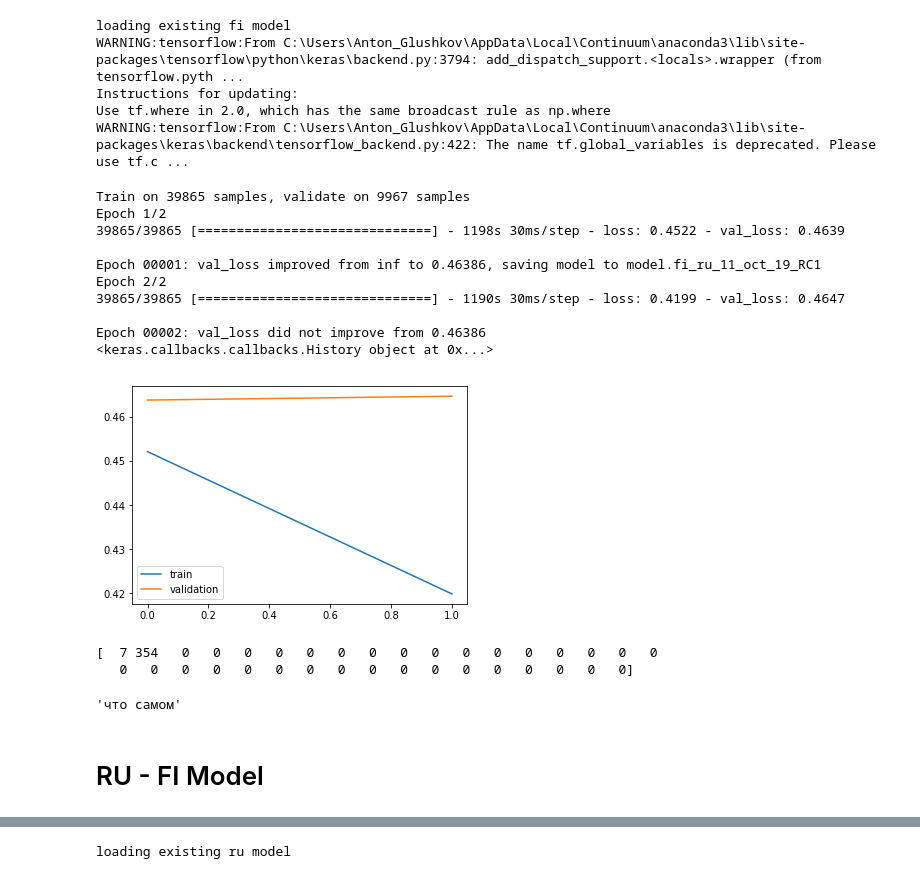
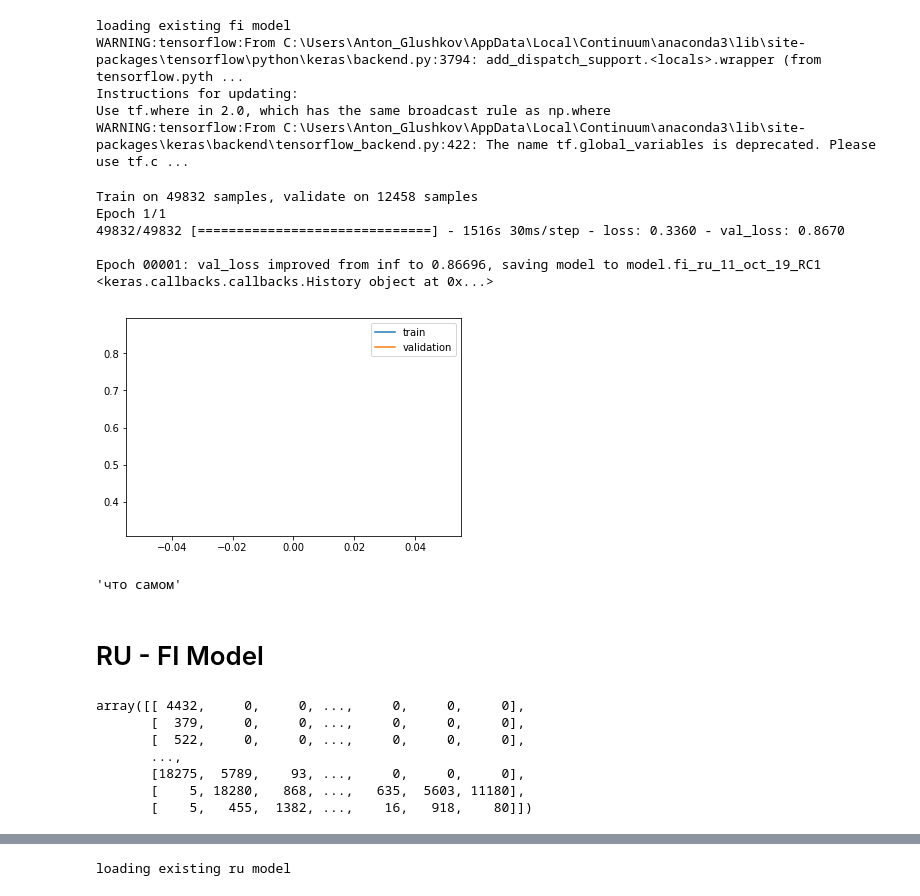
Before and after one commit to 7dev7/finnish_seq2seq, a Jupyter notebook: Translation.ipynb, the cells around one changed output, grey strips where cells are left out. Drawn from its saved outputs; the diff is of its cells as text; code cells hidden in the pictures.

```diff
--- a/Translation.ipynb
+++ b/Translation.ipynb
@@ -28,7 +28,7 @@ True
 NEED_TRAIN = True
 NEED_TRAIN_RU = True
 DATASET_FILENAME = 'result.txt'
-EPOCHS = 2
+EPOCHS = 1
 FILENAME = "model.fi_ru_11_oct_19_RC1"
 FILENAME_RU = "model.ru_fi_28_oct"
 # %% [markdown]
@@ -211,0 +158,3 @@ print(testY[0])
+# %%
+x = encode_sequences(fi_tokenizer, fi_length, processed_fi_ru[:, 0])
+x
@@ -211,0 +169,3 @@ print(testY[0])
+# %%
+y = encode_sequences(ru_tokenizer, ru_length, processed_fi_ru[:, 1])
+y
@@ -238,31 +206,27 @@ WARNING:tensorflow:From C:\Users\Anton_Glushkov\AppData\Local\Continuum\anaconda
 # %%
 if NEED_TRAIN:
     checkpoint = ModelCheckpoint(FILENAME, monitor='val_loss',
                              verbose=1, save_best_only=True,
                              mode='min')
 
-    history = model.fit(trainX, trainY.reshape(trainY.shape[0], trainY.shape[1], 1),
+    history = model.fit(x, y.reshape(y.shape[0], y.shape[1], 1),
                     epochs=EPOCHS, batch_size=512, validation_split = 0.2,
                     callbacks=[checkpoint], verbose=1)
 
     print(history)
 
     plt.plot(history.history['loss'])
     plt.plot(history.history['val_loss'])
     plt.legend(['train','validation'])
     plt.show()
 # %% [output]
-Train on 39865 samples, validate on 9967 samples
-Epoch 1/2
-39865/39865 [==============================] - 1198s 30ms/step - loss: 0.4522 - val_loss: 0.4639
+Train on 49832 samples, validate on 12458 samples
+Epoch 1/1
+49832/49832 [==============================] - 1516s 30ms/step - loss: 0.3360 - val_loss: 0.8670
 
-Epoch 00001: val_loss improved from inf to 0.46386, saving model to model.fi_ru_11_oct_19_RC1
-Epoch 2/2
-39865/39865 [==============================] - 1190s 30ms/step - loss: 0.4199 - val_loss: 0.4647
-
-Epoch 00002: val_loss did not improve from 0.46386
+Epoch 00001: val_loss improved from inf to 0.86696, saving model to model.fi_ru_11_oct_19_RC1
 <keras.callbacks.callbacks.History object at 0x...>
-[figure, old version]
+[figure, new version]
 # %%
 def get_word(n, tokenizer):
     for word, index in tokenizer.word_index.items():
@@ -298,8 +262,6 @@ def translate_fi_ru(sentence):
 # %%
 translate_fi_ru('Ihanko oikeesti')
 # %% [output]
-[  7 354   0   0   0   0   0   0   0   0   0   0   0   0   0   0   0   0
-   0   0   0   0   0   0   0   0   0   0   0   0   0   0   0   0   0]
+'что самом'
-'что самом'
 # %% [markdown]
 # RU - FI Model
@@ -311,0 +268,11 @@ ru_test_y = encode_sequences(fi_tokenizer, fi_length, test[:, 0])
+# %%
+x_ru = encode_sequences(ru_tokenizer, ru_length, processed_fi_ru[:, 1])
+x_ru
+# %% [output]
+array([[ 4432,     0,     0, ...,     0,     0,     0],
+       [  379,     0,     0, ...,     0,     0,     0],
+       [  522,     0,     0, ...,     0,     0,     0],
+       ...,
+       [18275,  5789,    93, ...,     0,     0,     0],
+       [    5, 18280,   868, ...,   635,  5603, 11180],
+       [    5,   455,  1382, ...,    16,   918,    80]])
```
Also changed, not shown: parts of 18 cells of this notebook.
